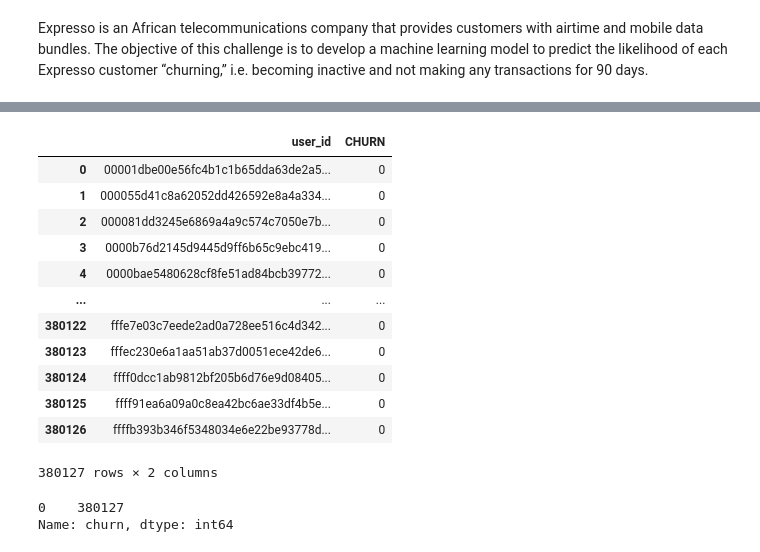
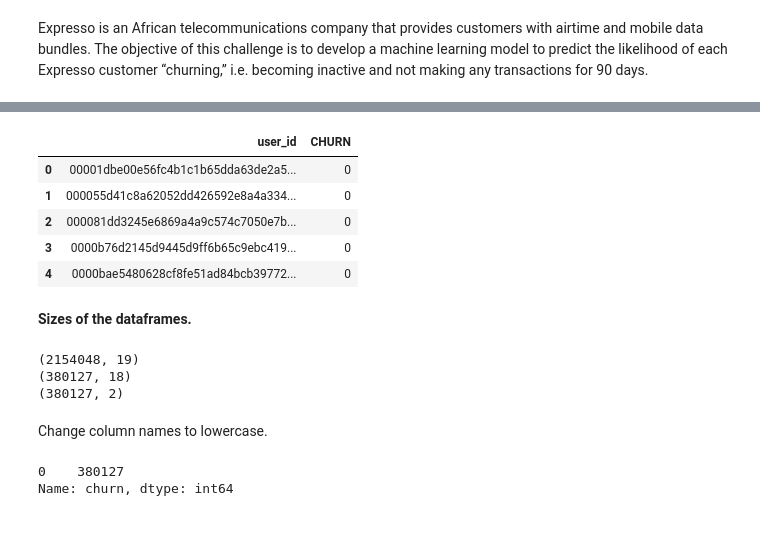
Before and after one commit to loopiiu/DSP2_Endterm, a Jupyter notebook: notebook/dsp2_endterm.ipynb, the cells around one changed output, grey strips where cells are left out. Saved outputs shown, nothing was run; the diff lists cells and outputs as text; code cells hidden in the pictures.

```diff
--- a/notebook/dsp2_endterm.ipynb
+++ b/notebook/dsp2_endterm.ipynb
@@ -44,18 +31,23 @@ test
 # %%
 sample = pd.read_csv('SampleSubmission.csv')
-sample
+sample.head()
 # %% [output]
 |  | user_id | CHURN |
 | 0 | 00001dbe00e56fc4b1c1b65dda63de2a5... | 0 |
 | 1 | 000055d41c8a62052dd426592e8a4a334... | 0 |
 | 2 | 000081dd3245e6869a4a9c574c7050e7b... | 0 |
 | 3 | 0000b76d2145d9445d9ff6b65c9ebc419... | 0 |
 | 4 | 0000bae5480628cf8fe51ad84bcb39772... | 0 |
-| ... | ... | ... |
-| 380122 | fffe7e03c7eede2ad0a728ee516c4d342... | 0 |
-| 380123 | fffec230e6a1aa51ab37d0051ece42de6... | 0 |
-| 380124 | ffff0dcc1ab9812bf205b6d76e9d08405... | 0 |
-| 380125 | ffff91ea6a09a0c8ea42bc6ae33df4b5e... | 0 |
-| 380126 | ffffb393b346f5348034e6e22be93778d... | 0 |
-380127 rows × 2 columns
+# %% [markdown]
+__Sizes of the dataframes.__
+# %%
+print(train.shape)
+print(test.shape)
+print(sample.shape)
+# %% [output]
+(2154048, 19)
+(380127, 18)
+(380127, 2)
+# %% [markdown]
+Change column names to lowercase.
 # %%
```
Also changed, not shown: parts of 185 cells of this notebook.
